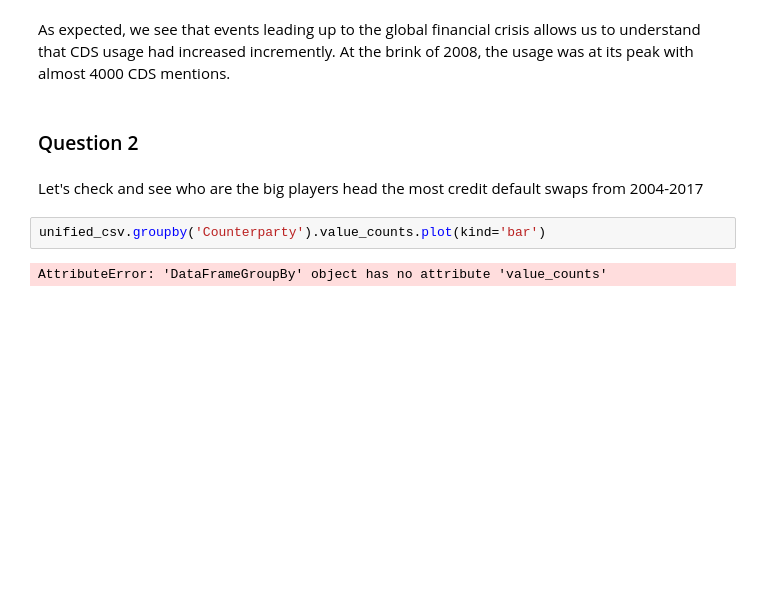
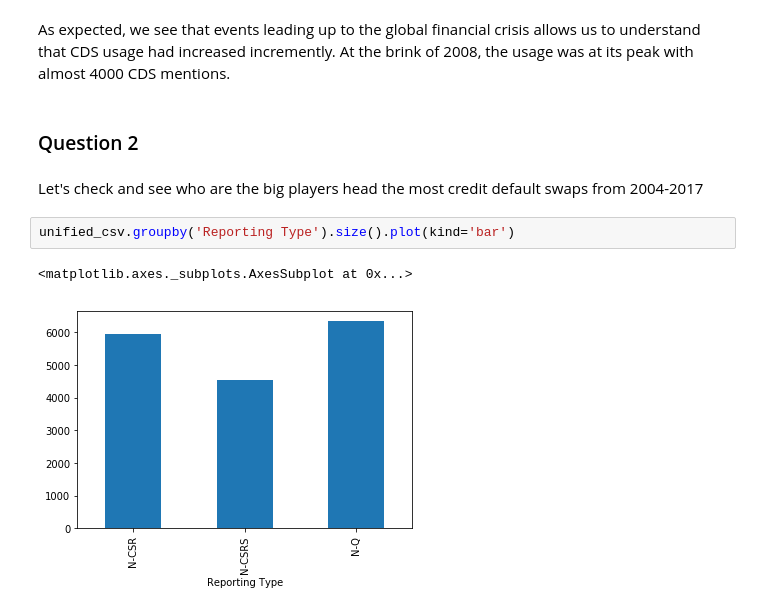
Before and after one commit to sudhamstarun/Credit-Default-Swap-Search-Engine, a Jupyter notebook: Notebooks/Time Series Analysis.ipynb, the cells around one changed output. Cells and saved outputs as stored; diff of their text form; blank space fills up the shorter version.

```diff
--- a/Notebooks/Time Series Analysis.ipynb
+++ b/Notebooks/Time Series Analysis.ipynb
@@ -61,6 +62,7 @@ As expected, we see that events leading up to the global financial crisis allows
 # %% [markdown]
 Let's check and see who are the big players head the most credit default swaps from 2004-2017
 # %%
-unified_csv.groupby('Counterparty').value_counts.plot(kind='bar')
+unified_csv.groupby('Reporting Type').size().plot(kind='bar')
 # %% [output]
-AttributeError: 'DataFrameGroupBy' object has no attribute 'value_counts'
+<matplotlib.axes._subplots.AxesSubplot at 0x...>
+[figure, added]
```
Also changed, not shown: parts of 2 cells of this notebook, 3 other files.
